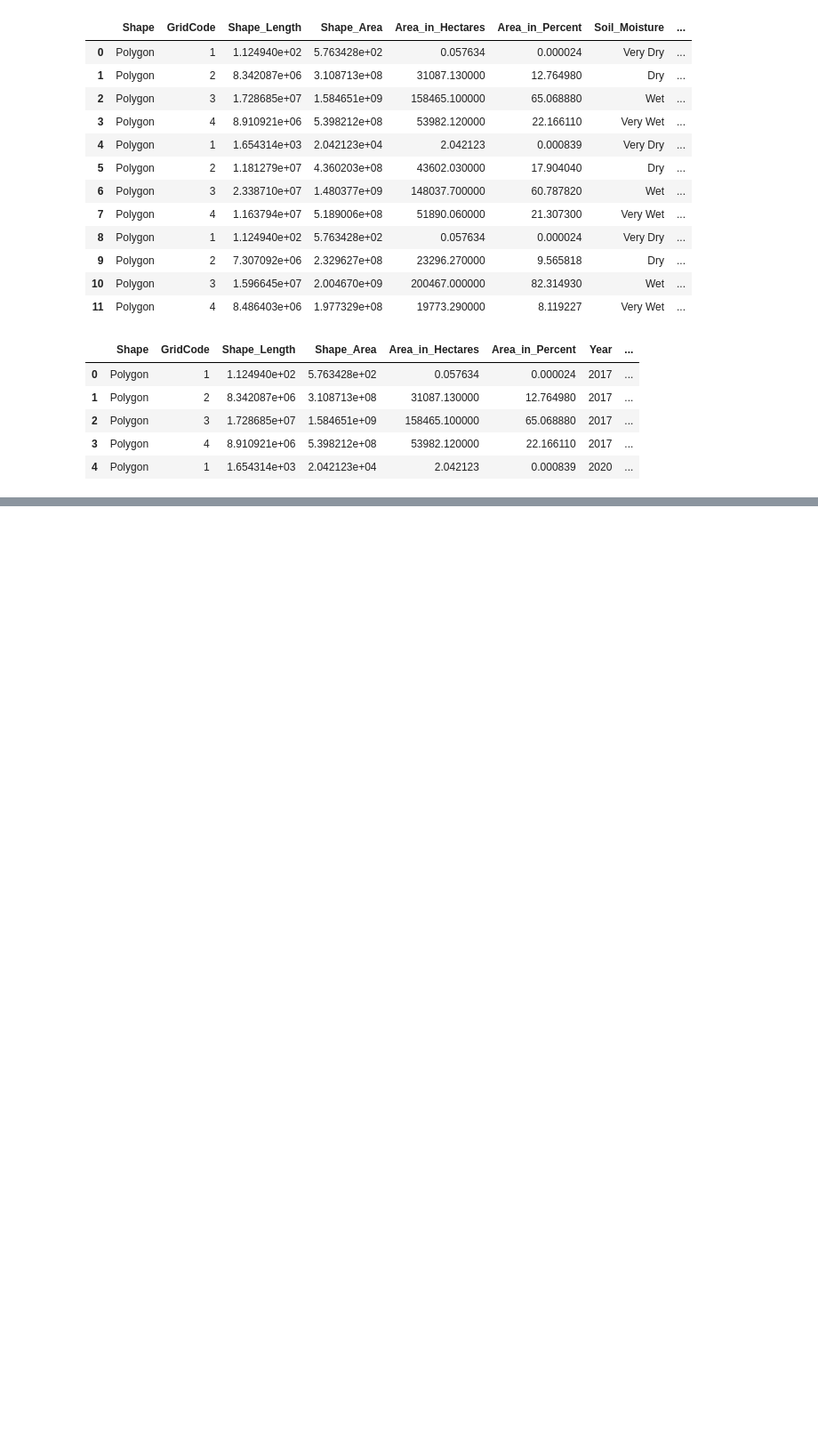
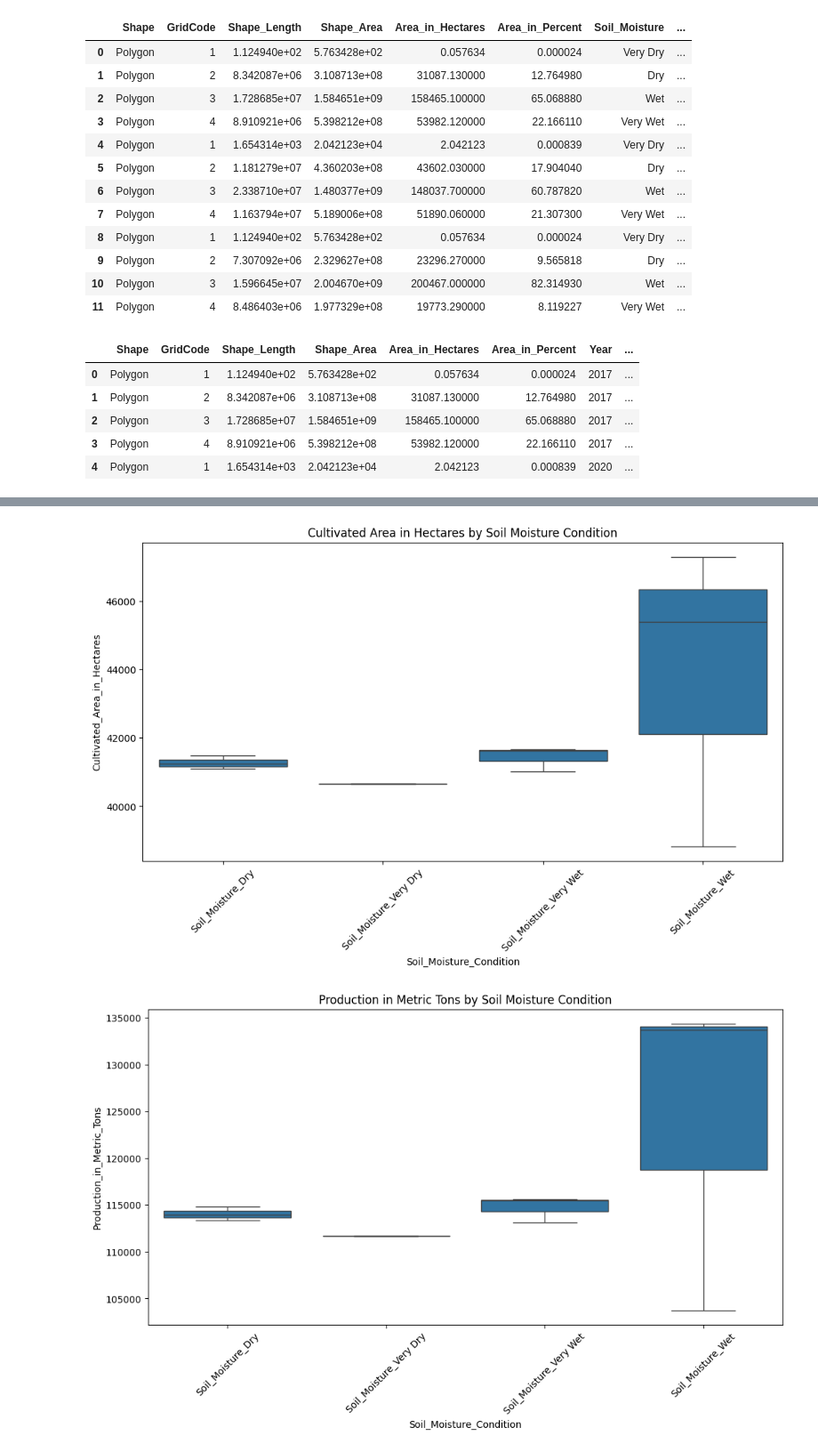
Before and after one commit to MehediImamShilu/Smart-Paddy-Production, a Jupyter notebook: Soil_Moisture_Prediction.ipynb, the cells around one changed output, grey strips where cells are left out. Shown at 89% size. Drawn from its saved outputs; the diff is of its cells as text; code cells hidden in the pictures; blank space fills up the shorter version.

```diff
--- a/Soil_Moisture_Prediction.ipynb
+++ b/Soil_Moisture_Prediction.ipynb
@@ -798,0 +870,29 @@ plt.show()
+# %%
+# Soil Moisture Impact
+import matplotlib.pyplot as plt
+import seaborn as sns
+
+# Create a new DataFrame where each row corresponds to a unique soil moisture condition
+soil_moisture_df = pd.melt(df, id_vars=['Cultivated_Area_in_Hectares', 'Production_in_Metric_Tons'],
+                            value_vars=['Soil_Moisture_Dry', 'Soil_Moisture_Very Dry', 'Soil_Moisture_Very Wet', 'Soil_Moisture_Wet'],
+                            var_name='Soil_Moisture_Condition', value_name='Value')
+
+# Filter out rows where Value is 0
+soil_moisture_df = soil_moisture_df[soil_moisture_df['Value'] == 1]
+
+# Create boxplots for Cultivated Area in Hectares
+plt.figure(figsize=(12, 6))
+sns.boxplot(x='Soil_Moisture_Condition', y='Cultivated_Area_in_Hectares', data=soil_moisture_df)
+plt.title('Cultivated Area in Hectares by Soil Moisture Condition')
+plt.xticks(rotation=45)
+plt.show()
+
+# Create boxplots for Production in Metric Tons
+plt.figure(figsize=(12, 6))
+sns.boxplot(x='Soil_Moisture_Condition', y='Production_in_Metric_Tons', data=soil_moisture_df)
+plt.title('Production in Metric Tons by Soil Moisture Condition')
+plt.xticks(rotation=45)
+plt.show()
+# %% [output]
+[figure, added]
+[figure, added]
```
Also changed, not shown: parts of 18 cells of this notebook.
